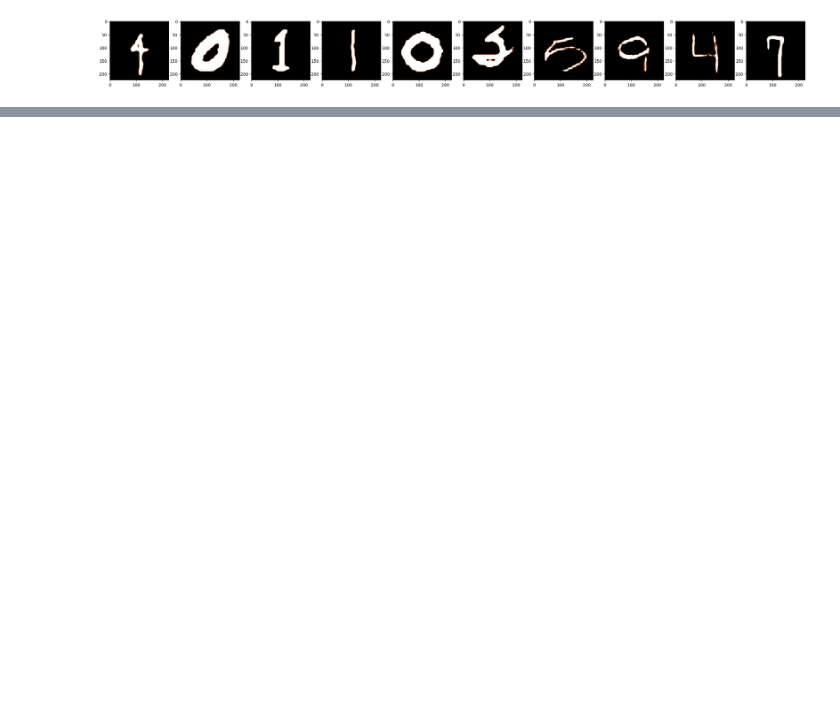
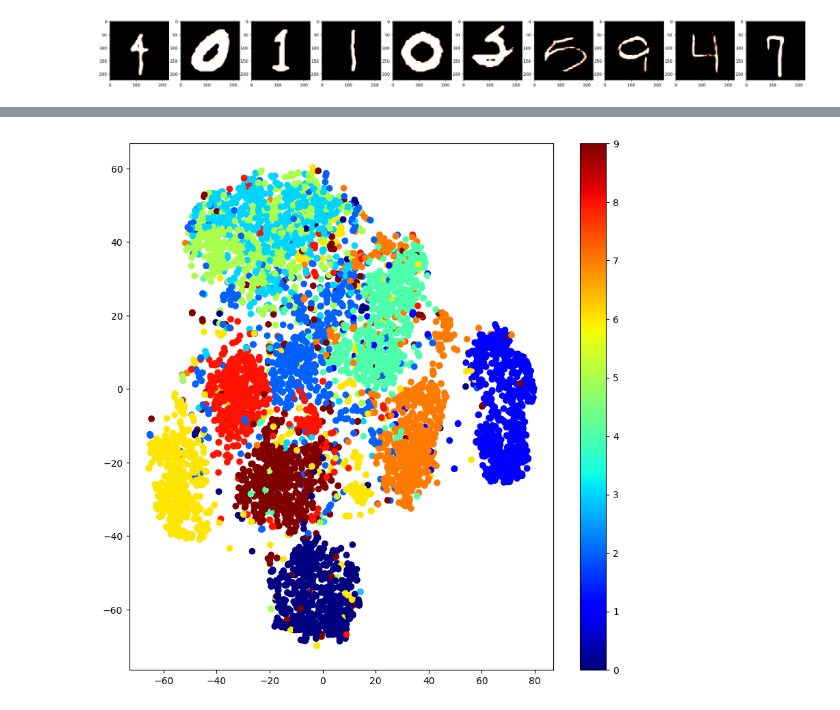
Before and after one commit to luxonis/luxonis-ml, a Jupyter notebook: examples/Embeddings_Processing_Example.ipynb, the cells around one changed output, grey strips where cells are left out. Drawn from its saved outputs; the diff is of its cells as text; code cells hidden in the pictures; blank space fills up the shorter version.

```diff
--- a/examples/Embeddings_Processing_Example.ipynb
+++ b/examples/Embeddings_Processing_Example.ipynb
@@ -235,0 +240,14 @@ plt.show()
+# %%
+# plot t-sne
+from sklearn.manifold import TSNE
+
+tsne = TSNE(n_components=2, random_state=0)
+X_2d = tsne.fit_transform(X)
+
+plt.rcParams["figure.figsize"] = [10, 10]
+y_color = [int(i) for i in y]
+plt.scatter(X_2d[:, 0], X_2d[:, 1], c=y_color, cmap="jet")
+plt.colorbar()
+plt.show()
+# %% [output]
+[figure, added]
```
Also changed, not shown: parts of 3 cells of this notebook, 7 other files.
